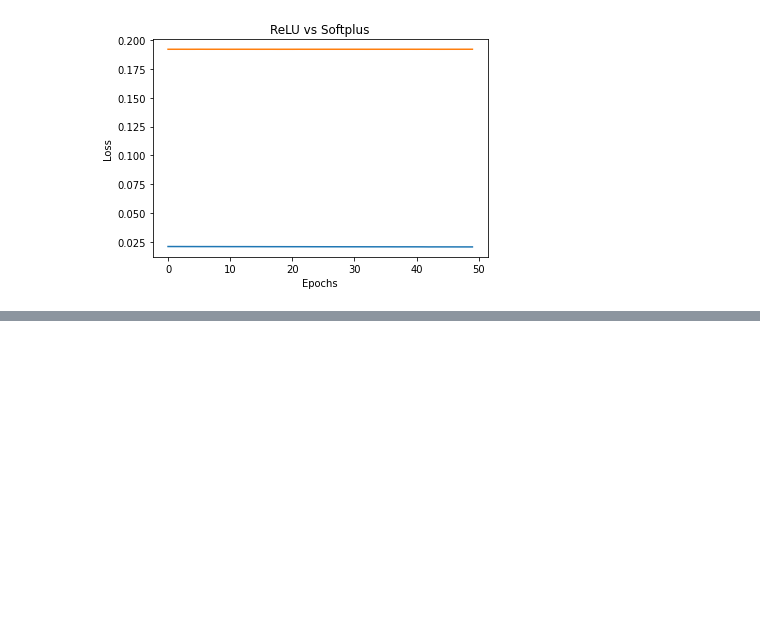
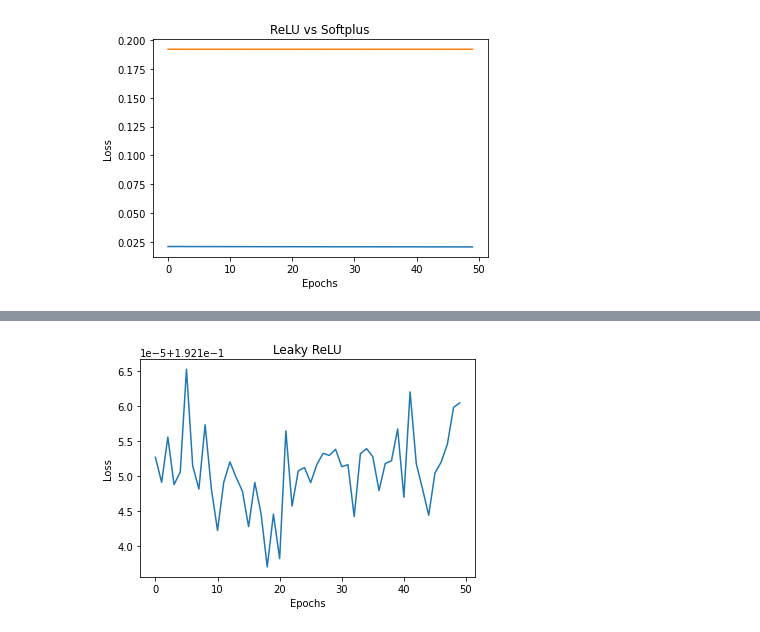
Before and after one commit to SantiB17/AE-Experimentation, a Jupyter notebook: Autoencoder_Intro.ipynb, the cells around one changed output, grey strips where cells are left out. Cells and saved outputs as stored; diff of their text form; code cells hidden in the pictures; blank space fills up the shorter version.

```diff
--- a/Autoencoder_Intro.ipynb
+++ b/Autoencoder_Intro.ipynb
@@ -215,0 +227,11 @@ test_image_reconstruction(net, testloader)
+# %%
+plt.figure()
+plt.plot(train_loss1)
+plt.title('Leaky ReLU')
+plt.xlabel('Epochs')
+plt.ylabel('Loss')
+plt.savefig('AE_FashionMNIST_Loss1.png')
+
+test_image_reconstruction(net1, testloader)
+# %% [output]
+[figure, added]
```
Also changed, not shown: parts of 1 cell of this notebook.
